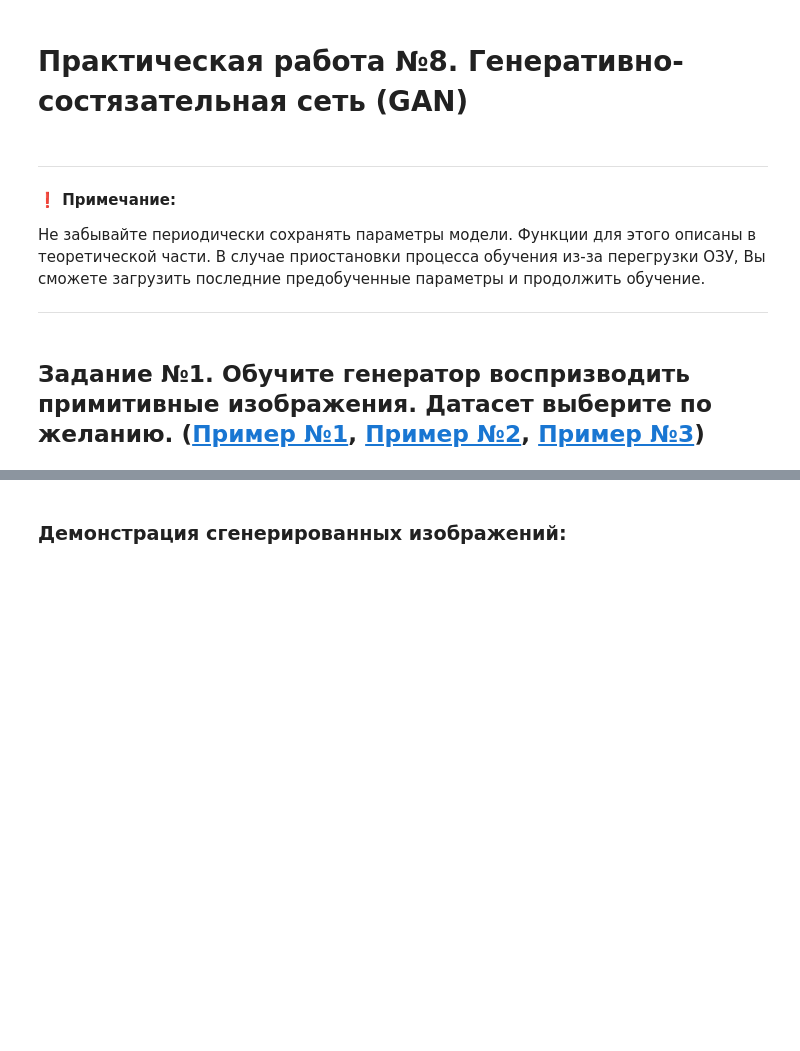
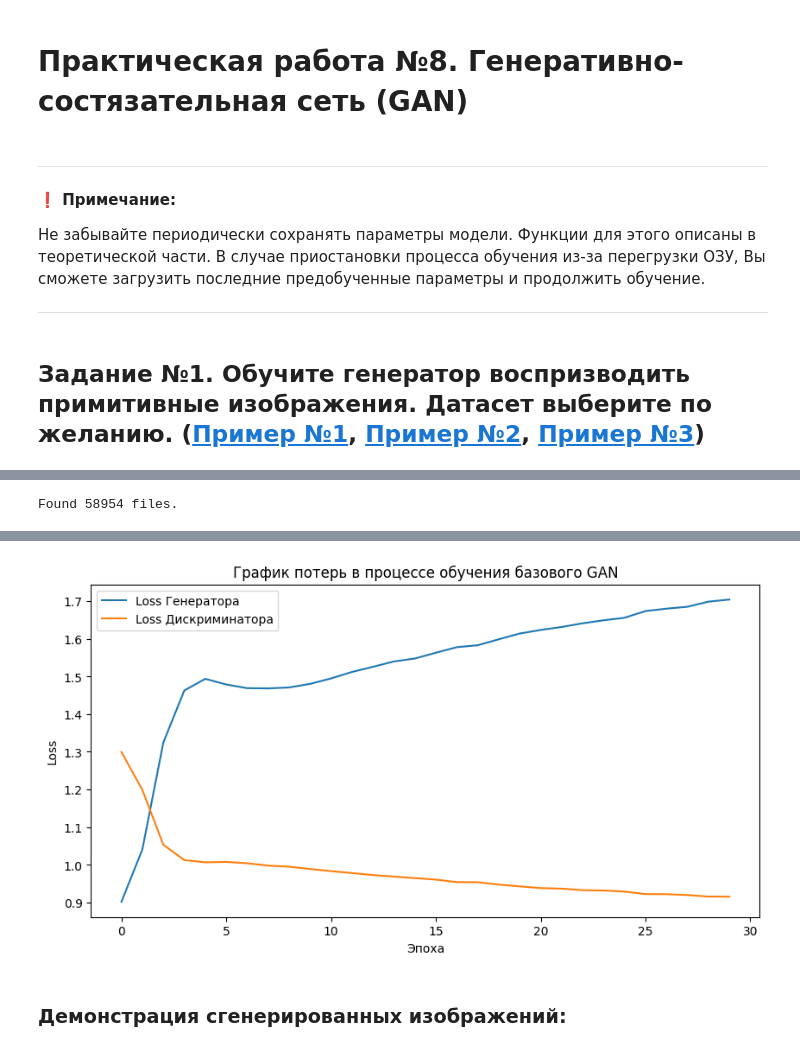
Before and after one commit to niksio/neural_networks, a Jupyter notebook: 8. Генеративно-состязательная сеть (GAN)/Практическая_работа_№8_Генеративно_состязательная_сеть_(GAN).ipynb, the cells around one changed output, grey strips where cells are left out. Cells and saved outputs as stored; diff of their text form; code cells hidden in the pictures; blank space fills up the shorter version.

```diff
--- a/8. Генеративно-состязательная сеть (GAN)/Практическая_работа_№8_Генеративно_состязательная_сеть_(GAN).ipynb
+++ b/8. Генеративно-состязательная сеть (GAN)/Практическая_работа_№8_Генеративно_состязательная_сеть_(GAN).ipynb
@@ -95,7 +99,7 @@ discriminator = make_discriminator_model()
 cross_entropy = tf.keras.losses.BinaryCrossentropy(from_logits=True)
 
 def discriminator_loss(real_output, fake_output):
-    real_loss = cross_entropy(tf.ones_like(real_output), real_output)
+    real_loss = cross_entropy(tf.ones_like(real_output) * 0.9, real_output)
     fake_loss = cross_entropy(tf.zeros_like(fake_output), fake_output)
     total_loss = real_loss + fake_loss
     return total_loss
@@ -103,8 +107,8 @@ def discriminator_loss(real_output, fake_output):
 def generator_loss(fake_output):
     return cross_entropy(tf.ones_like(fake_output), fake_output)
 
-generator_optimizer = tf.keras.optimizers.Adam(1e-4)
-discriminator_optimizer = tf.keras.optimizers.Adam(1e-4)
+generator_optimizer = tf.keras.optimizers.Adam(2e-4, beta_1=0.5)
+discriminator_optimizer = tf.keras.optimizers.Adam(1e-4, beta_1=0.5)
 
 # 4. Сохранение контрольных точек (Checkpoint)
 checkpoint_dir = './training_checkpoints/task1'
@@ -114,7 +118,7 @@ checkpoint = tf.train.Checkpoint(generator_optimizer=generator_optimizer,
                                  generator=generator,
                                  discriminator=discriminator)
 
-EPOCHS = 50
+EPOCHS = 30
 noise_dim = 100
 num_examples_to_generate = 16
 
@@ -182,3 +186,5 @@ plt.xlabel('Эпоха')
 plt.ylabel('Loss')
 plt.legend()
 plt.show()
+# %% [output]
+Found 58954 files.
@@ -185,3 +208,4 @@ plt.show()
+[figure, added]
 # %% [markdown]
 ### **Демонстрация сгенерированных изображений:**
 # %%
```
Also changed, not shown: parts of 12 cells of this notebook.
